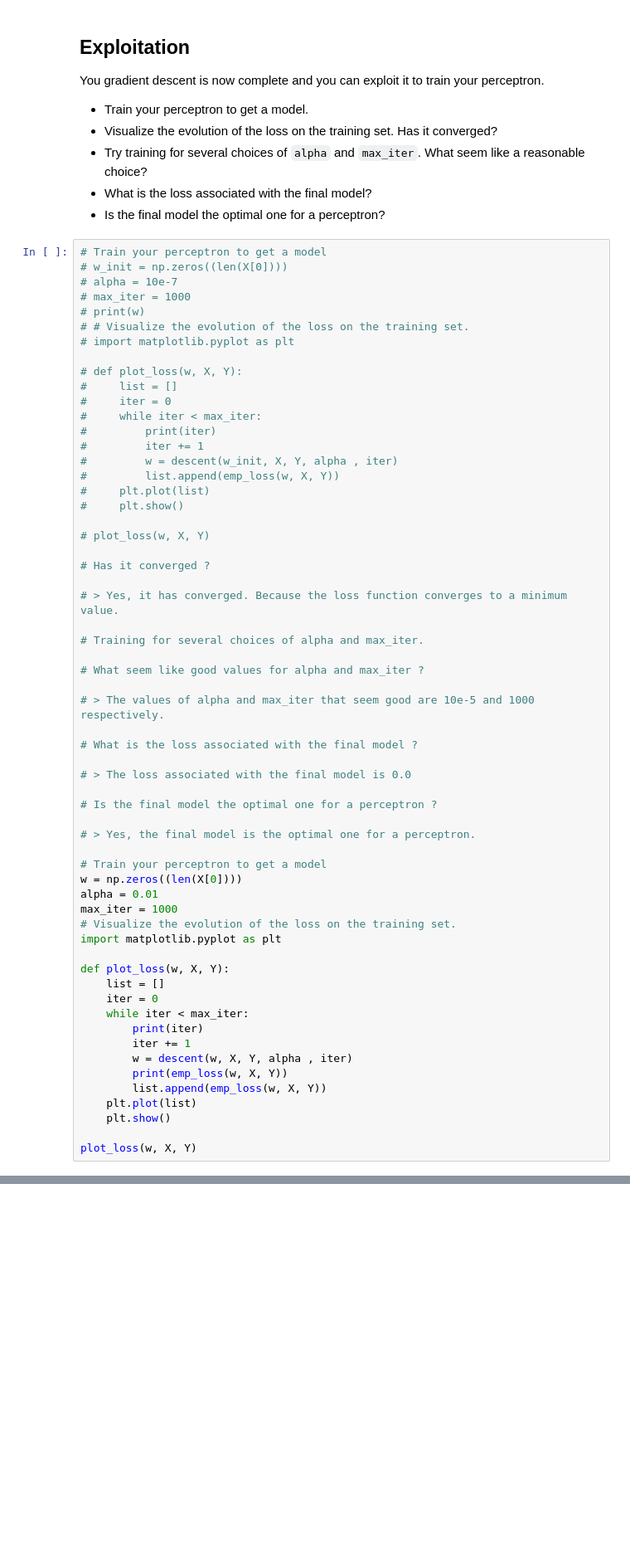
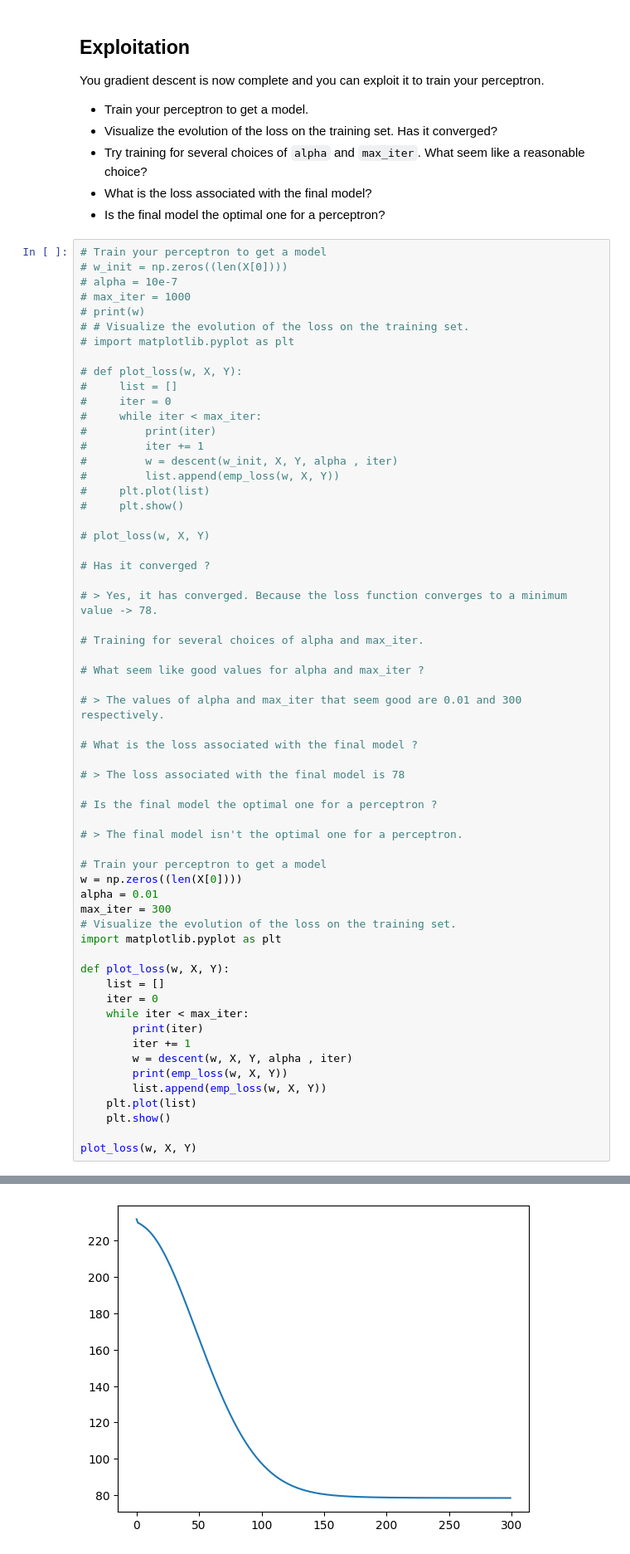
Before and after one commit to BryanBradfo/laas-machine-learning, a Jupyter notebook: 1-perceptron.ipynb, the cells around one changed output, grey strips where cells are left out. Shown: that part at 83% size. Drawn from its saved outputs; the diff is of its cells as text; blank space fills up the shorter version.

```diff
--- a/1-perceptron.ipynb
+++ b/1-perceptron.ipynb
@@ -249,26 +258,26 @@ You gradient descent is now complete and you can exploit it to train your percep
 
 # Has it converged ?
 
-# > Yes, it has converged. Because the loss function converges to a minimum value.
+# > Yes, it has converged. Because the loss function converges to a minimum value -> 78.
 
 # Training for several choices of alpha and max_iter.
 
 # What seem like good values for alpha and max_iter ?
 
-# > The values of alpha and max_iter that seem good are 10e-5 and 1000 respectively.
+# > The values of alpha and max_iter that seem good are 0.01 and 300 respectively.
 
 # What is the loss associated with the final model ?
 
-# > The loss associated with the final model is 0.0
+# > The loss associated with the final model is 78
 
 # Is the final model the optimal one for a perceptron ?
 
-# > Yes, the final model is the optimal one for a perceptron.
+# > The final model isn't the optimal one for a perceptron.
 
 # Train your perceptron to get a model
 w = np.zeros((len(X[0])))
 alpha = 0.01
-max_iter = 1000
+max_iter = 300
 # Visualize the evolution of the loss on the training set.
 import matplotlib.pyplot as plt
 
@@ -306,3 +315,4 @@ plot_loss(w, X, Y)
+[figure, added]
 # %%
 # Code sample that can be used to visualize the difference between the ground truth and the prediction
 
```
Also changed, not shown: parts of 6 cells of this notebook, 1 other file.
